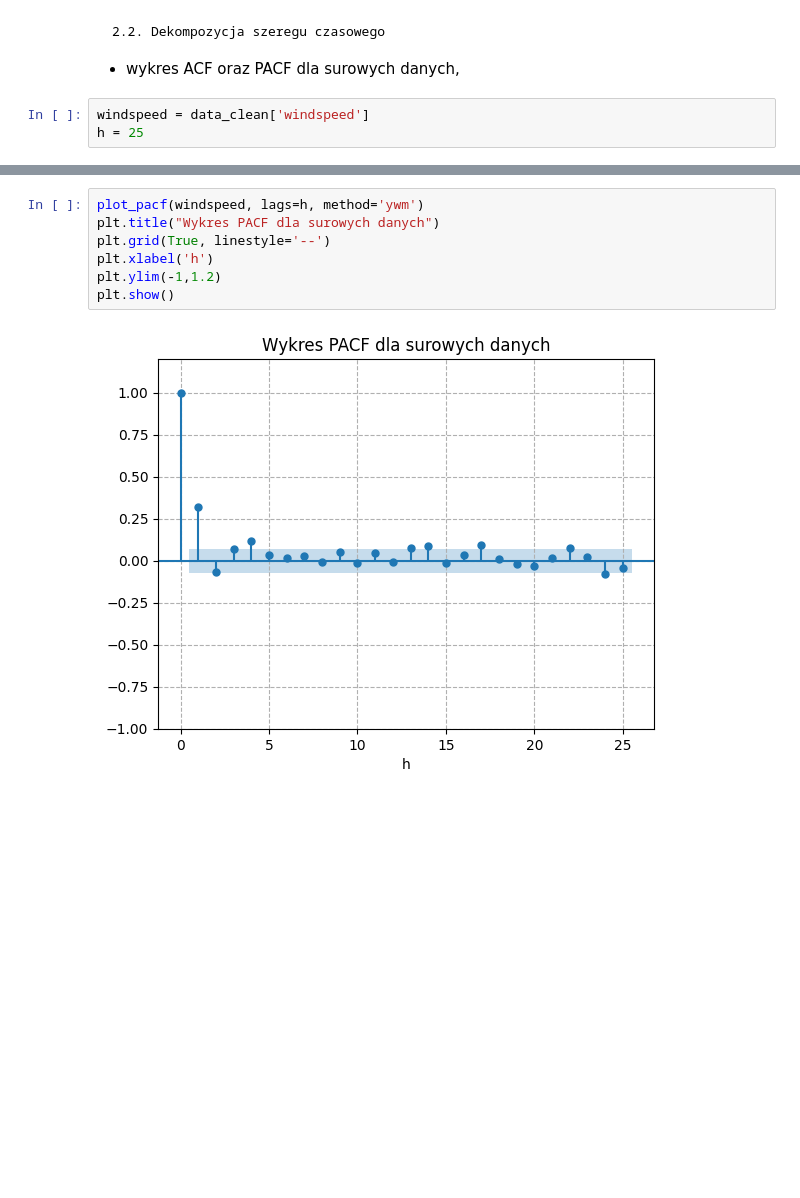
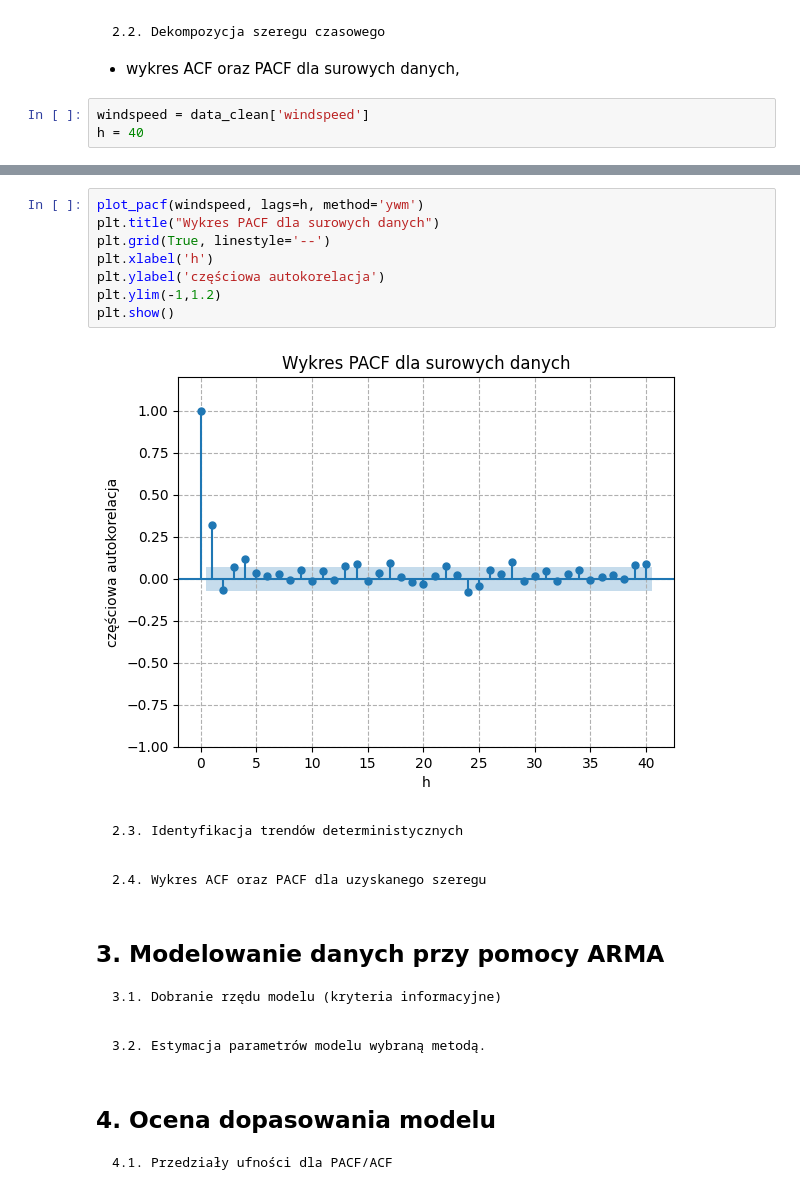
Before and after one commit to MagdalenaSudol/Model_ARMA, a Jupyter notebook: raport.ipynb, the cells around one changed output, grey strips where cells are left out. Cells and saved outputs as stored; diff of their text form; blank space fills up the shorter version.

```diff
--- a/raport.ipynb
+++ b/raport.ipynb
@@ -119,7 +112,7 @@ dtype: int64
 -  wykres ACF oraz PACF dla surowych danych,
 # %%
 windspeed = data_clean['windspeed']
-h = 25
+h = 40
 # %%
 plot_acf(windspeed, lags=h)
 plt.title("Wykres ACF dla surowych danych")
@@ -132,9 +126,24 @@ plt.show()
 # %%
 plot_pacf(windspeed, lags=h, method='ywm')
 plt.title("Wykres PACF dla surowych danych")
 plt.grid(True, linestyle='--')
 plt.xlabel('h')
+plt.ylabel('częściowa autokorelacja')
 plt.ylim(-1,1.2)
 plt.show()
 # %% [output]
-[figure, old version]
+[figure, new version]
+# %% [markdown]
+    2.3. Identyfikacja trendów deterministycznych
+# %% [markdown]
+    2.4. Wykres ACF oraz PACF dla uzyskanego szeregu
+# %% [markdown]
+## 3. Modelowanie danych przy pomocy ARMA
+
+    3.1. Dobranie rzędu modelu (kryteria informacyjne)
+# %% [markdown]
+    3.2. Estymacja parametrów modelu wybraną metodą.
+# %% [markdown]
+##  4. Ocena dopasowania modelu
+
+    4.1. Przedziały ufności dla PACF/ACF
```
Also changed, not shown: parts of 10 cells of this notebook.
